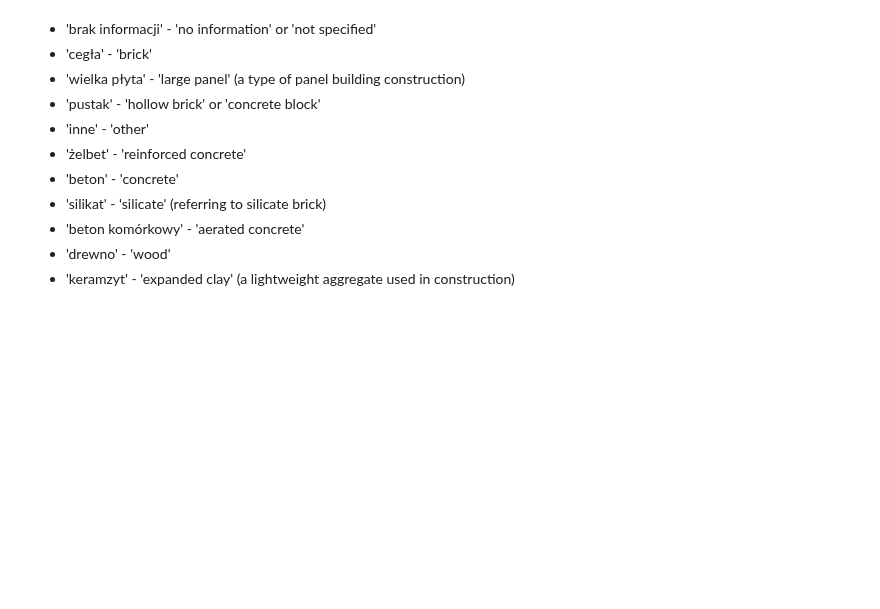
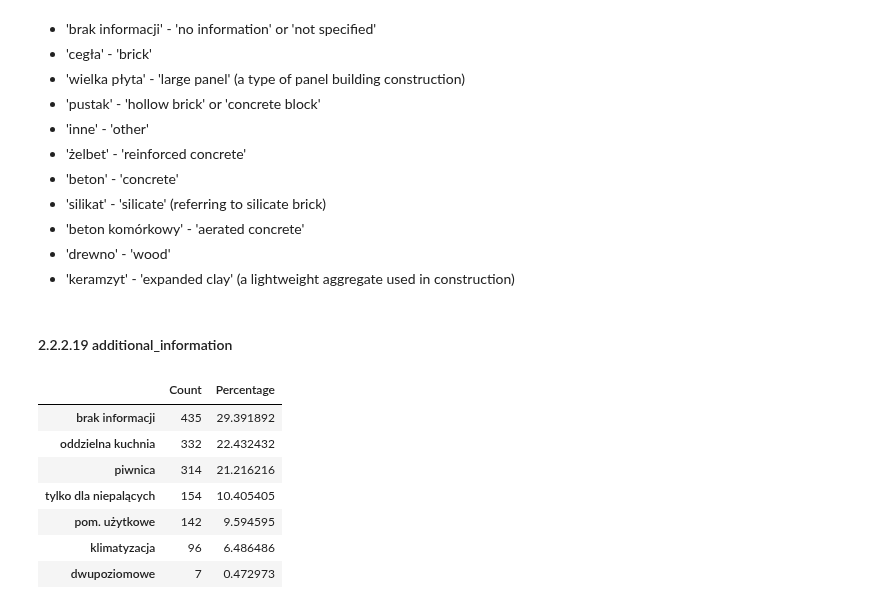
Before and after one commit to Luk-kar/Home-Market-Harvester, a Jupyter notebook: notebooks/001_data_preview.ipynb, the cells around one changed output. Drawn from its saved outputs; the diff is of its cells as text; code cells hidden in the pictures; blank space fills up the shorter version.

```diff
--- a/notebooks/data_preview.ipynb
+++ b/notebooks/001_data_preview.ipynb
@@ -535,3 +595,16 @@ count_and_percentage(df_otodom, "building_material")
 - 'beton komórkowy' - 'aerated concrete'
 - 'drewno' - 'wood'
 - 'keramzyt' - 'expanded clay' (a lightweight aggregate used in construction)
+# %% [markdown]
+#### 2.2.2.19 additional_information
+# %%
+count_comma_separated_values(df_otodom, "additional_information")
+# %% [output]
+|  | Count | Percentage |
+| brak informacji | 435 | 29.391892 |
+| oddzielna kuchnia | 332 | 22.432432 |
+| piwnica | 314 | 21.216216 |
+| tylko dla niepalących | 154 | 10.405405 |
+| pom. użytkowe | 142 | 9.594595 |
+| klimatyzacja | 96 | 6.486486 |
+| dwupoziomowe | 7 | 0.472973 |
```
Also changed, not shown: parts of 16 cells of this notebook, 1 other file.
